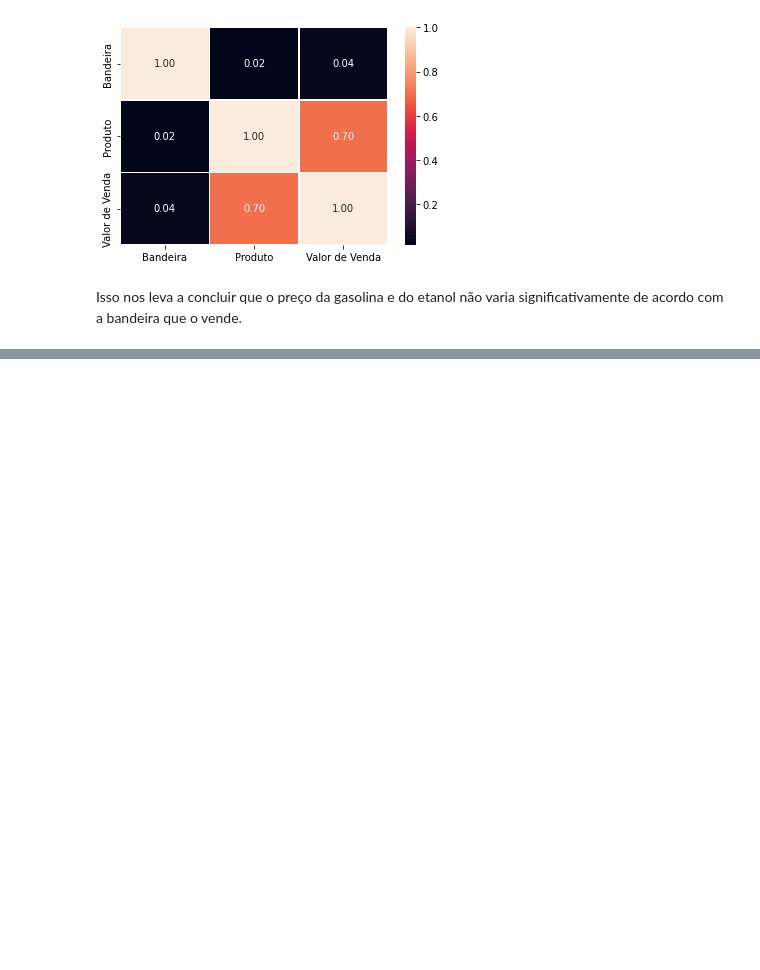
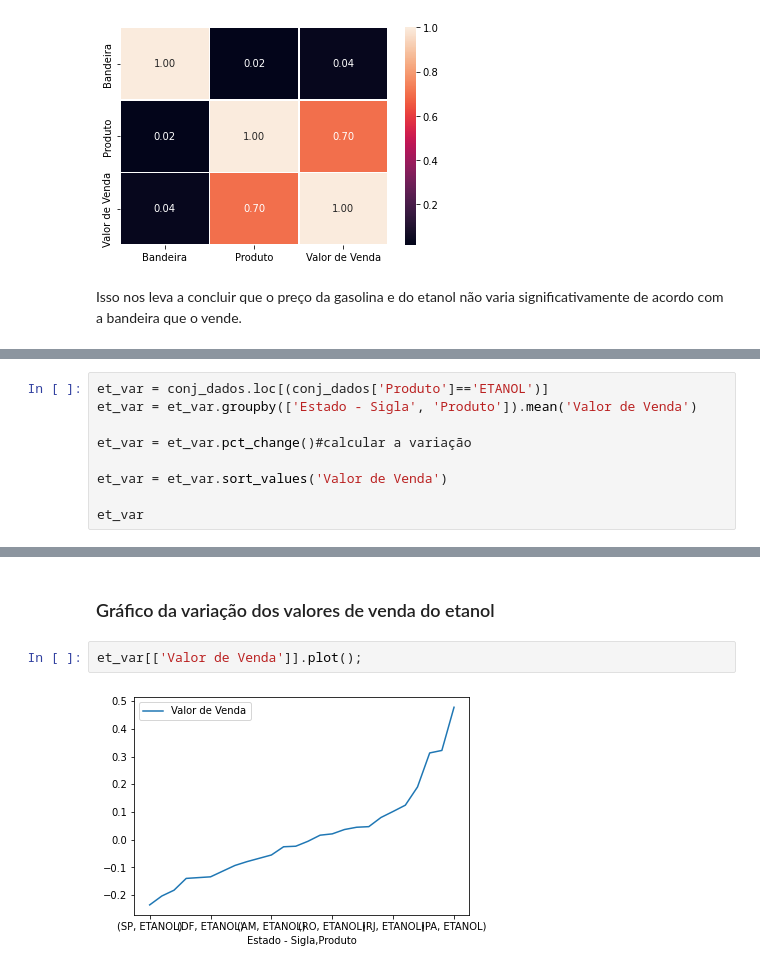
Before and after one commit to amoralles/ProjetoFinal_M4, a Jupyter notebook: ProjetoFinal_M4.ipynb, the cells around one changed output, grey strips where cells are left out. Cells and saved outputs as stored; diff of their text form; blank space fills up the shorter version.

```diff
--- a/ProjetoFinal_M4.ipynb
+++ b/ProjetoFinal_M4.ipynb
@@ -407,0 +459,9 @@ Isso nos leva a concluir que o preço da gasolina e do etanol não varia signifi
+# %%
+et_var = conj_dados.loc[(conj_dados['Produto']=='ETANOL')]
+et_var = et_var.groupby(['Estado - Sigla', 'Produto']).mean('Valor de Venda')
+
+et_var = et_var.pct_change()#calcular a variação
+
+et_var = et_var.sort_values('Valor de Venda')
+
+et_var
@@ -407,0 +511,6 @@ Isso nos leva a concluir que o preço da gasolina e do etanol não varia signifi
+# %% [markdown]
+### Gráfico da variação dos valores de venda do etanol
+# %%
+et_var[['Valor de Venda']].plot();
+# %% [output]
+[figure, added]
```
Also changed, not shown: parts of 35 cells of this notebook.
